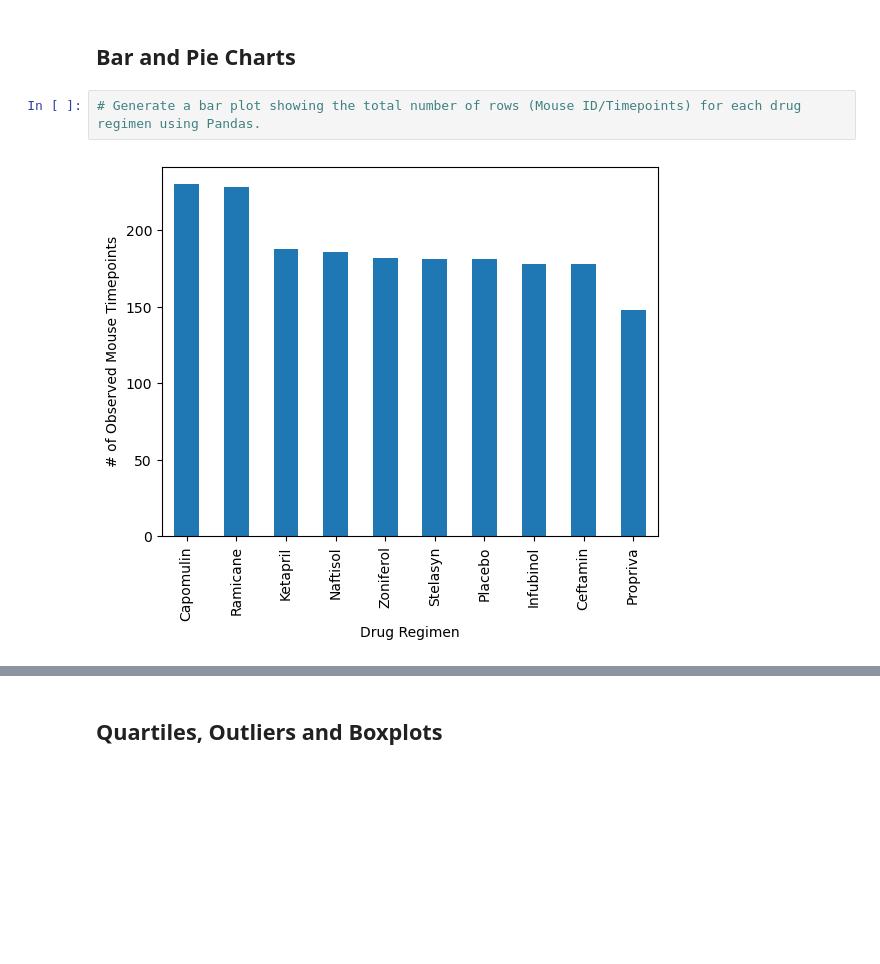
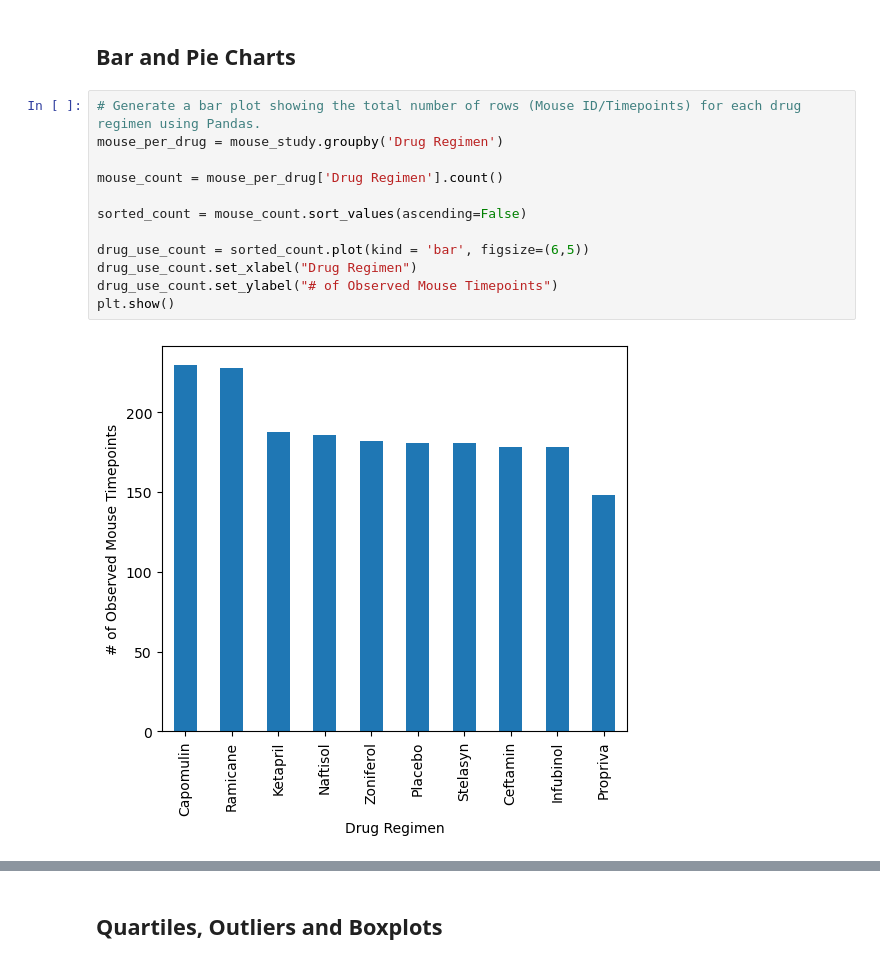
Before and after one commit to nCervantez/MatplotlibChallenge, a Jupyter notebook: Pymaceuticals/pymaceuticals_starter.ipynb, the cells around one changed output, grey strips where cells are left out. Cells and saved outputs as stored; diff of their text form; blank space fills up the shorter version.

Commit message:
Completed the bar chart and pie chart for both pandas and pyplot

```diff
--- a/Pymaceuticals/pymaceuticals_starter.ipynb
+++ b/Pymaceuticals/pymaceuticals_starter.ipynb
@@ -120,7 +129,17 @@ mouse_study['Mouse ID'].nunique()
 ## Bar and Pie Charts
 # %%
 # Generate a bar plot showing the total number of rows (Mouse ID/Timepoints) for each drug regimen using Pandas.
+mouse_per_drug = mouse_study.groupby('Drug Regimen')
+
+mouse_count = mouse_per_drug['Drug Regimen'].count()
+
+sorted_count = mouse_count.sort_values(ascending=False)
+
+drug_use_count = sorted_count.plot(kind = 'bar', figsize=(6,5))
+drug_use_count.set_xlabel("Drug Regimen")
+drug_use_count.set_ylabel("# of Observed Mouse Timepoints")
+plt.show()
 # %% [output]
-[figure, old version]
+[figure, new version]
 # %%
 # Generate a bar plot showing the total number of rows (Mouse ID/Timepoints) for each drug regimen using pyplot.
```
Also changed, not shown: parts of 6 cells of this notebook.
